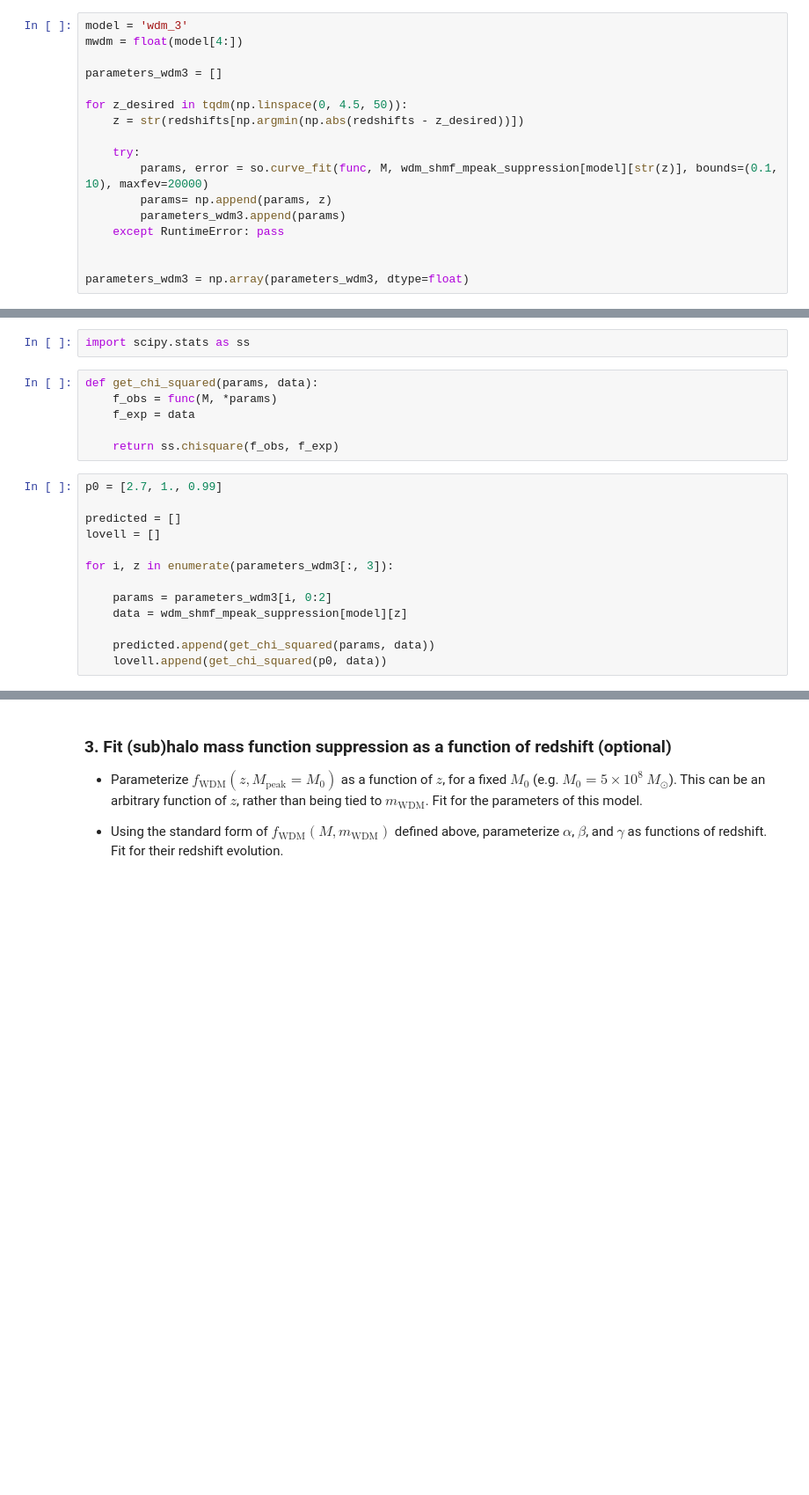
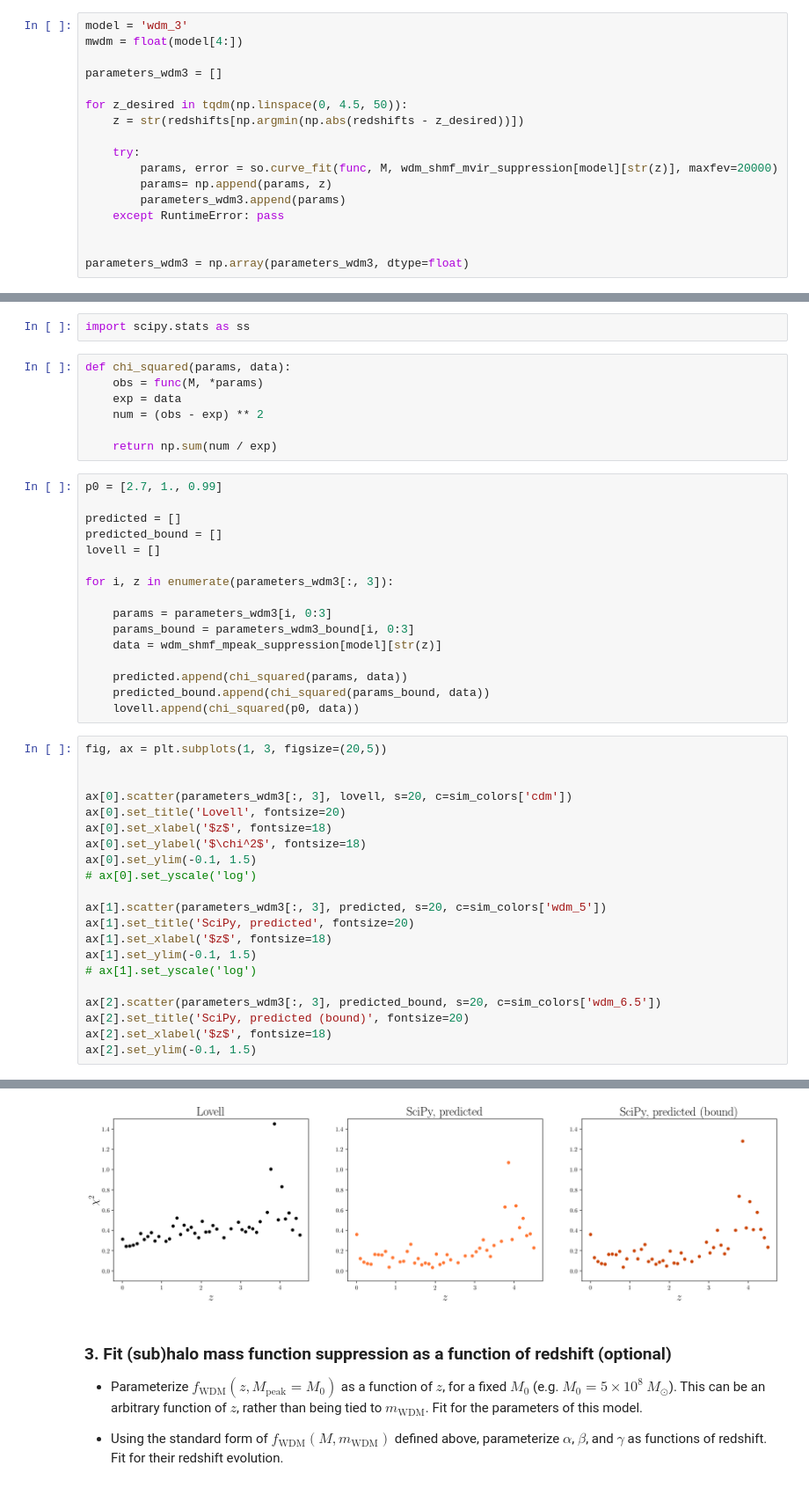
Before and after one commit to theotherlogan/nsbp-2023, a Jupyter notebook: notebooks/logan_week4.ipynb, the cells around one changed output, grey strips where cells are left out. Shown at 88% size. Drawn from its saved outputs; the diff is of its cells as text; blank space fills up the shorter version.

Commit message:
updated parameter stats/plots, new visualizations

```diff
--- a/notebooks/logan_week4.ipynb
+++ b/notebooks/logan_week4.ipynb
@@ -673,7 +677,7 @@ for z_desired in tqdm(np.linspace(0, 4.5, 50)):
     z = str(redshifts[np.argmin(np.abs(redshifts - z_desired))])
 
     try:
-        params, error = so.curve_fit(func, M, wdm_shmf_mpeak_suppression[model][str(z)], bounds=(0.1, 10), maxfev=20000)
+        params, error = so.curve_fit(func, M, wdm_shmf_mvir_suppression[model][str(z)], maxfev=20000)
         params= np.append(params, z)
         parameters_wdm3.append(params)
     except RuntimeError: pass
@@ -710,21 +703,47 @@ ax[2].set_ylim(-0.5, 11)
 # %%
 import scipy.stats as ss
 # %%
-def get_chi_squared(params, data):
-    f_obs = func(M, *params)
-    f_exp = data
+def chi_squared(params, data):
+    obs = func(M, *params)
+    exp = data
+    num = (obs - exp) ** 2
 
-    return ss.chisquare(f_obs, f_exp)
+    return np.sum(num / exp)
 # %%
 p0 = [2.7, 1., 0.99]
 
 predicted = []
+predicted_bound = []
 lovell = []
 
 for i, z in enumerate(parameters_wdm3[:, 3]):
 
-    params = parameters_wdm3[i, 0:2]
-    data = wdm_shmf_mpeak_suppression[model][z]
+    params = parameters_wdm3[i, 0:3]
+    params_bound = parameters_wdm3_bound[i, 0:3]
+    data = wdm_shmf_mpeak_suppression[model][str(z)]
 
-    predicted.append(get_chi_squared(params, data))
-    lovell.append(get_chi_squared(p0, data))
+    predicted.append(chi_squared(params, data))
+    predicted_bound.append(chi_squared(params_bound, data))
+    lovell.append(chi_squared(p0, data))
+# %%
+fig, ax = plt.subplots(1, 3, figsize=(20,5))
+
+
+ax[0].scatter(parameters_wdm3[:, 3], lovell, s=20, c=sim_colors['cdm'])
+ax[0].set_title('Lovell', fontsize=20)
+ax[0].set_xlabel('$z$', fontsize=18)
+ax[0].set_ylabel('$\chi^2$', fontsize=18)
+ax[0].set_ylim(-0.1, 1.5)
+# ax[0].set_yscale('log')
+
+ax[1].scatter(parameters_wdm3[:, 3], predicted, s=20, c=sim_colors['wdm_5'])
+ax[1].set_title('SciPy, predicted', fontsize=20)
+ax[1].set_xlabel('$z$', fontsize=18)
+ax[1].set_ylim(-0.1, 1.5)
+# ax[1].set_yscale('log')
+
+ax[2].scatter(parameters_wdm3[:, 3], predicted_bound, s=20, c=sim_colors['wdm_6.5'])
+ax[2].set_title('SciPy, predicted (bound)', fontsize=20)
+ax[2].set_xlabel('$z$', fontsize=18)
+ax[2].set_ylim(-0.1, 1.5)
+# %% [output]
@@ -731,3 +751,4 @@ for i, z in enumerate(parameters_wdm3[:, 3]):
+[figure, added]
 # %% [markdown]
 ### 3. Fit (sub)halo mass function suppression as a function of redshift (optional)
 
```
Also changed, not shown: parts of 5 cells of this notebook.
